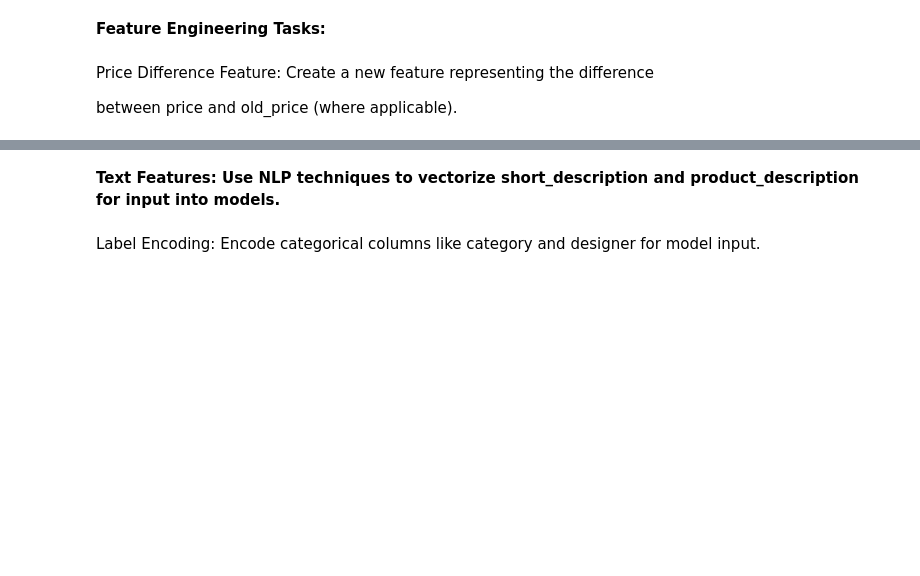
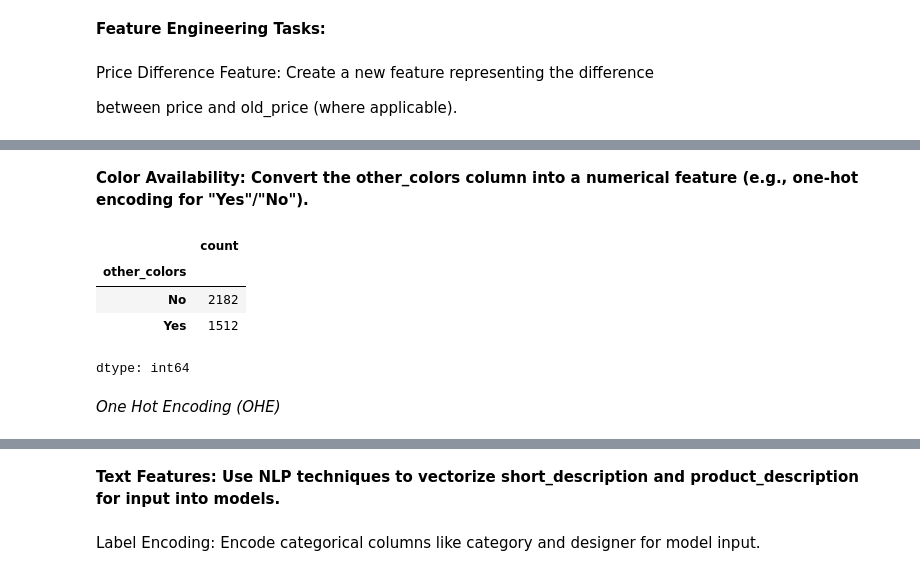
Before and after one commit to Sevinj-joy/Matplotlib_examples, a Jupyter notebook: IKEA/ikea_analysis.ipynb, the cells around one changed output, grey strips where cells are left out. Saved outputs shown, nothing was run; the diff lists cells and outputs as text; code cells hidden in the pictures; blank space fills up the shorter version.

```diff
--- a/IKEA/ikea_analysis.ipynb
+++ b/IKEA/ikea_analysis.ipynb
@@ -2233,0 +2257,9 @@ print(f"Endirim olunan məhsulların sayı: {len(discounted_products)}")
+# %%
+# creating features
+data['depth_width_ratio'] = data['depth'] / data['width']
+data['height_depth_ratio'] = data['height'] / data['depth']
+data['height_width_ratio'] = data['height'] / data['width']
+
+data.replace([np.inf, -np.inf], np.nan, inplace=True)
+
+print(data[['depth', 'width', 'height', 'depth_width_ratio', 'height_depth_ratio', 'height_width_ratio']].head())
@@ -2233,0 +2280,12 @@ print(f"Endirim olunan məhsulların sayı: {len(discounted_products)}")
+# %% [markdown]
+**Color Availability: Convert the other_colors column into a numerical feature (e.g., one-hot encoding for "Yes"/"No").**
+# %%
+data['other_colors'].value_counts()
+# %% [output]
+|  | count |
+| other_colors |  |
+| No | 2182 |
+| Yes | 1512 |
+dtype: int64
+# %% [markdown]
+*One Hot Encoding (OHE)*
```
Also changed, not shown: parts of 13 cells of this notebook.
